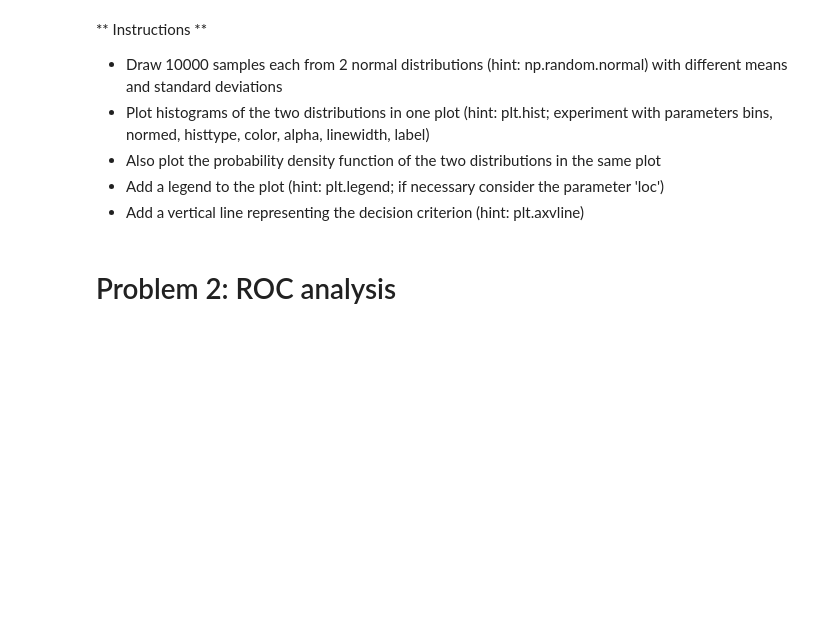
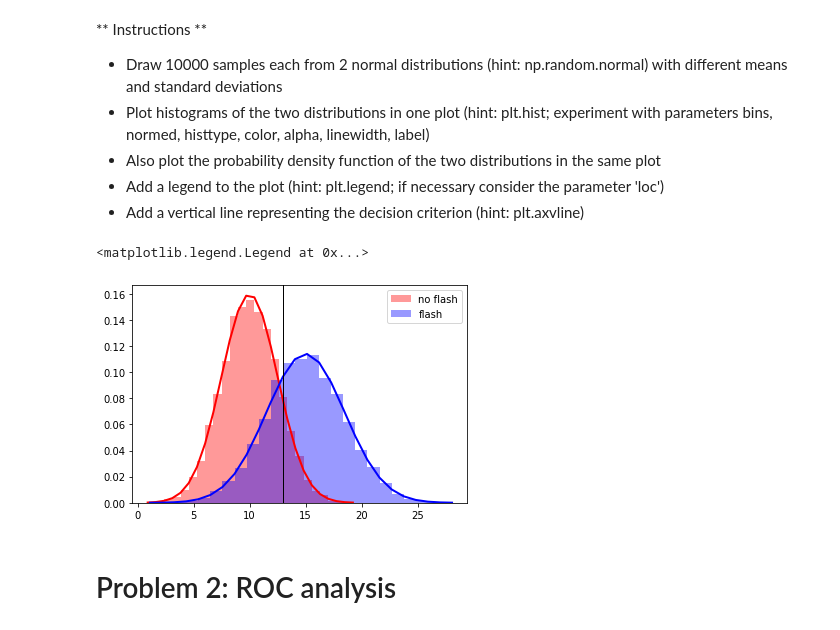
Before and after one commit to AohuaCheng/Neuro-and-Complexity-Science, a Jupyter notebook: tutorials/Computational Neuroscience/decision_making/exercise/0_signal_detection_theory/signal_detection_theory.ipynb, the cells around one changed output. Saved outputs shown, nothing was run; the diff lists cells and outputs as text; code cells hidden in the pictures; blank space fills up the shorter version.

```diff
--- a/tutorials/Computational Neuroscience/decision_making/exercise/0_signal_detection_theory/signal_detection_theory.ipynb
+++ b/tutorials/Computational Neuroscience/decision_making/exercise/0_signal_detection_theory/signal_detection_theory.ipynb
@@ -45,22 +47,29 @@ As you go along, return here and add any additional module that is needed
 # %%
 mu1, s1 = 10, 2.5
 mu2, s2 = 15, 3.5
 
 y1 = np.random.normal(mu1, s1, size=10000) # no flash
 y2 = np.random.normal(mu2, s2, size=10000) # flash
 
 pdf, bins, patches = plt.hist(y1, bins=25, density = True,
                           histtype='stepfilled', color='r',
                           alpha=0.4, linewidth=0, label='no flash')
 
 plt.plot(bins, sp.stats.norm.pdf(bins, mu1, s1), color = 'r', linewidth=2)
 
 #Plot y2
-???
+pdf, bins, patches = plt.hist(y2, bins=25, density = True,
+                          histtype='stepfilled', color='b',
+                          alpha=0.4, linewidth=0, label='flash')
+
+plt.plot(bins, sp.stats.norm.pdf(bins, mu2, s2), color = 'b', linewidth=2)
 
 plt.axvline(13, color='black', linewidth=1)
 
 plt.legend()
+# %% [output]
+<matplotlib.legend.Legend at 0x...>
+[figure, added]
 # %% [markdown]
 # Problem 2: ROC analysis
 # %% [markdown]
```
Also changed, not shown: parts of 4 cells of this notebook.
